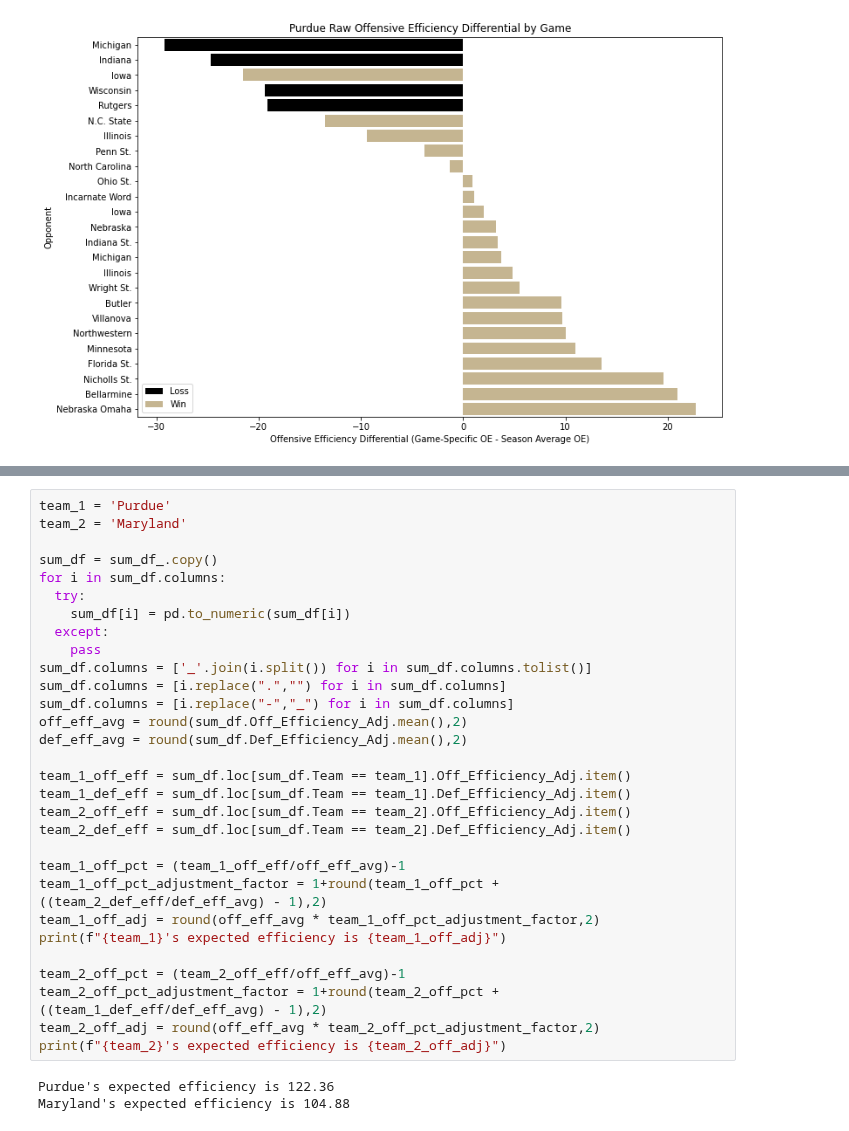
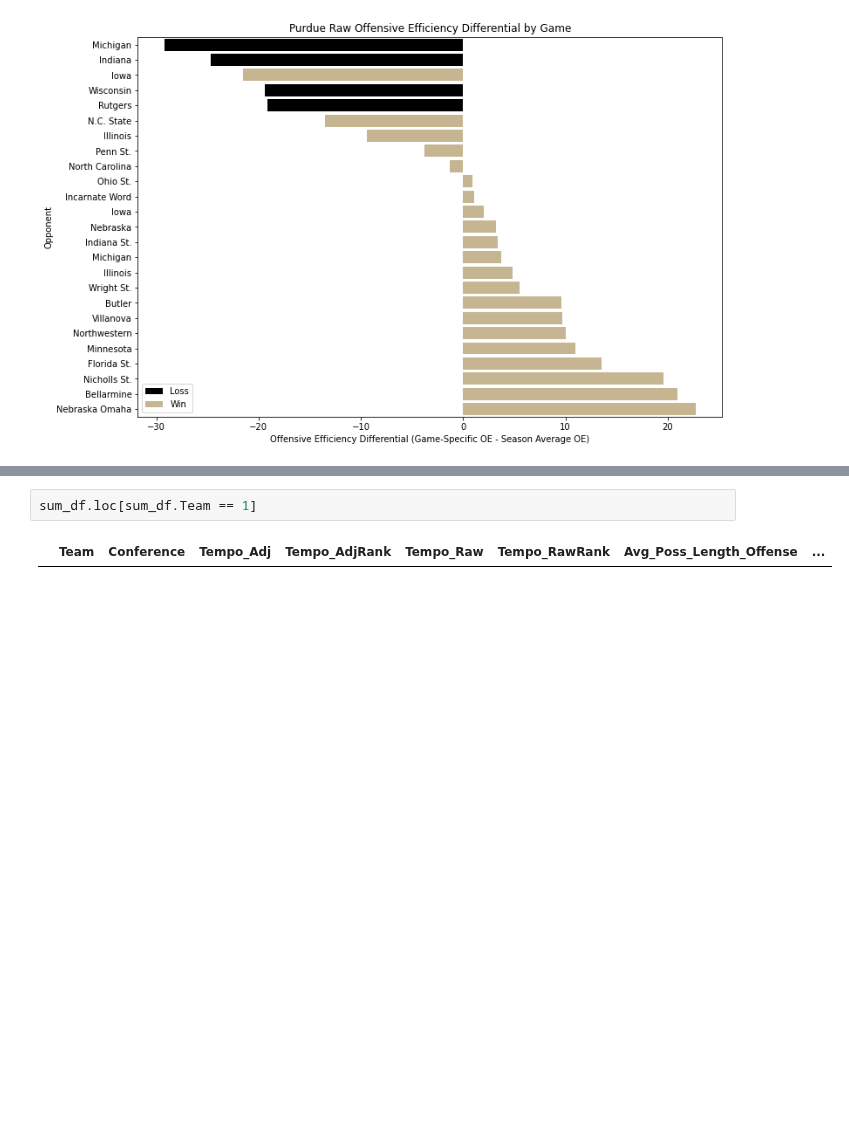
Before and after one commit to fmathews11/College_Basketball_Functions, a Jupyter notebook: Pulling_Gameplan_From_Kenpom.ipynb, the cells around one changed output, grey strips where cells are left out. Drawn from its saved outputs; the diff is of its cells as text; blank space fills up the shorter version.

```diff
--- a/Pulling_Gameplan_From_Kenpom.ipynb
+++ b/Pulling_Gameplan_From_Kenpom.ipynb
@@ -179,33 +179,4 @@ Purdue's expected defensive efficiency is 100.34
-# %%
-team_1 = 'Purdue'
-team_2 = 'Maryland'
-
-sum_df = sum_df_.copy()
-for i in sum_df.columns:
-  try:
-    sum_df[i] = pd.to_numeric(sum_df[i])
-  except:
-    pass
-sum_df.columns = ['_'.join(i.split()) for i in sum_df.columns.tolist()]
-sum_df.columns = [i.replace(".","") for i in sum_df.columns]
-sum_df.columns = [i.replace("-","_") for i in sum_df.columns]
-off_eff_avg = round(sum_df.Off_Efficiency_Adj.mean(),2)
-def_eff_avg = round(sum_df.Def_Efficiency_Adj.mean(),2)
-
-team_1_off_eff = sum_df.loc[sum_df.Team == team_1].Off_Efficiency_Adj.item()
-team_1_def_eff = sum_df.loc[sum_df.Team == team_1].Def_Efficiency_Adj.item()
-team_2_off_eff = sum_df.loc[sum_df.Team == team_2].Off_Efficiency_Adj.item()
-team_2_def_eff = sum_df.loc[sum_df.Team == team_2].Def_Efficiency_Adj.item()
-
-team_1_off_pct = (team_1_off_eff/off_eff_avg)-1
-team_1_off_pct_adjustment_factor = 1+round(team_1_off_pct + ((team_2_def_eff/def_eff_avg) - 1),2)
-team_1_off_adj = round(off_eff_avg * team_1_off_pct_adjustment_factor,2)
-print(f"{team_1}'s expected efficiency is {team_1_off_adj}")
-
-team_2_off_pct = (team_2_off_eff/off_eff_avg)-1
-team_2_off_pct_adjustment_factor = 1+round(team_2_off_pct + ((team_1_def_eff/def_eff_avg) - 1),2)
-team_2_off_adj = round(off_eff_avg * team_2_off_pct_adjustment_factor,2)
-print(f"{team_2}'s expected efficiency is {team_2_off_adj}")
-# %% [output]
-Purdue's expected efficiency is 122.36
-Maryland's expected efficiency is 104.88
+# %%
+sum_df.loc[sum_df.Team == 1]
+# %% [output]
+|  | Team | Conference | Tempo_Adj | Tempo_AdjRank | Tempo_Raw | Tempo_RawRank | Avg_Poss_Length_Offense | ... |
```
Also changed, not shown: parts of 1 cell of this notebook.
